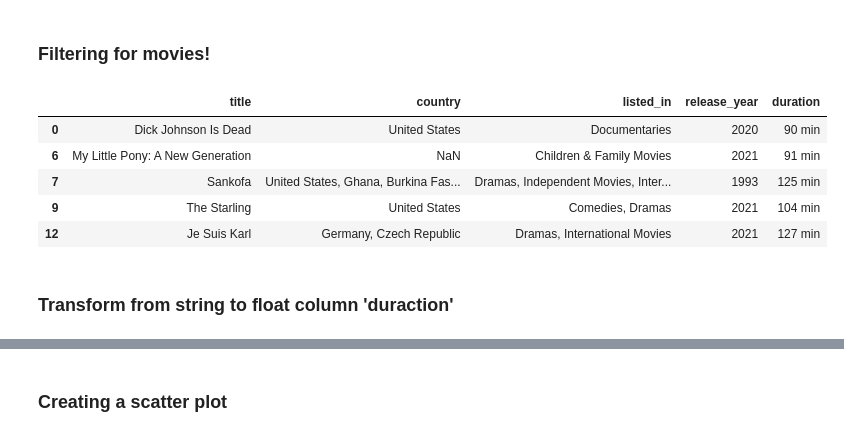
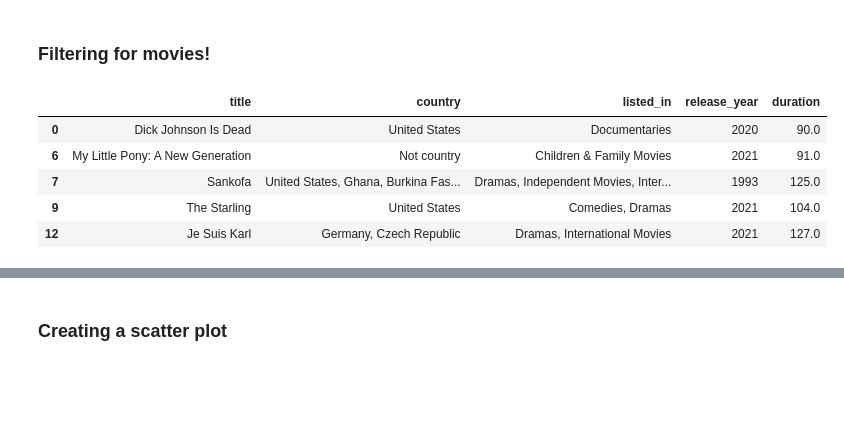
Before and after one commit to ourenagithub/Python, a Jupyter notebook: DatasetNetflix Analysis.ipynb, the cells around one changed output, grey strips where cells are left out. Cells and saved outputs as stored; diff of their text form; code cells hidden in the pictures; blank space fills up the shorter version.

```diff
--- a/DatasetNetflix Analysis.ipynb
+++ b/DatasetNetflix Analysis.ipynb
@@ -75,10 +76,10 @@ plt.show()
 ### Loading the rest of the data from a CSV
 # %%
 # Read in the CSV as a DataFrame
-netflix_df = pd.read_csv("netflix_dataset.csv")
+df = pd.read_csv("netflix_dataset.csv")
 
 # Print the first five rows of the DataFrame
-netflix_df.head(5)
+df.head(5)
 # %% [output]
 |  | show_id | type | title | director | cast | country | date_added | release_year | rating | duration | ... |
 | 0 | s1 | Movie | Dick Johnson Is Dead | Kirsten Johnson | NaN | United States | September 25, 2021 | 2020 | PG-13 | 90 min | ... |
@@ -131,0 +149,4 @@ dtype: int64
+# %%
+# drop string 'min' of the column duration and convert on float
+df['duration'] = pd.to_numeric(df['duration'].str.replace('min',''),errors='coerce')
+df['duration'].head(5)
@@ -131,0 +160,18 @@ dtype: int64
+# %%
+df_clean = df.copy()
+
+#director NA 2,634
+df_clean['director'] = df_clean['director'].fillna("Not director" )
+#country NA 831
+df_clean['country'] = df_clean['country'].fillna('Not country')
+#cast NA 825
+df_clean['cast'] = df_clean['cast'].fillna('Not cast')
+#date_added NA 10
+df_clean['date_added'] = df_clean['date_added'].fillna(method='ffill')
+#rating NA 4
+df_clean['rating'] = df_clean['rating'].fillna(method='ffill')
+#duration NA 3
+df_clean['duration'] = df_clean['duration'].fillna(df['duration'].mean())
+
+c_netflix_df = df_clean.copy()
+c_netflix_df.isna().sum().to_frame("NA")
@@ -158,19 +236,17 @@ round(netflix_df.select_dtypes(include=['int64']).describe(),1)
 # %%
 
 # Subset the DataFrame for type "Movie"
-netflix_df_movies_only = netflix_df[(netflix_df['type'] == 'Movie')]
+netflix_df_movies_only = c_netflix_df[(c_netflix_df['type'] == 'Movie')]
 
 # Select only the columns of interest
 netflix_movies_col_subset = netflix_df_movies_only.iloc[:,[2,5,10,7,9]]
 
 # Print the first five rows of the new DataFrame
 netflix_movies_col_subset.head(5)
 # %% [output]
 |  | title | country | listed_in | release_year | duration |
-| 0 | Dick Johnson Is Dead | United States | Documentaries | 2020 | 90 min |
-| 6 | My Little Pony: A New Generation | NaN | Children & Family Movies | 2021 | 91 min |
-| 7 | Sankofa | United States, Ghana, Burkina Fas... | Dramas, Independent Movies, Inter... | 1993 | 125 min |
-| 9 | The Starling | United States | Comedies, Dramas | 2021 | 104 min |
-| 12 | Je Suis Karl | Germany, Czech Republic | Dramas, International Movies | 2021 | 127 min |
+| 0 | Dick Johnson Is Dead | United States | Documentaries | 2020 | 90.0 |
+| 6 | My Little Pony: A New Generation | Not country | Children & Family Movies | 2021 | 91.0 |
+| 7 | Sankofa | United States, Ghana, Burkina Fas... | Dramas, Independent Movies, Inter... | 1993 | 125.0 |
+| 9 | The Starling | United States | Comedies, Dramas | 2021 | 104.0 |
+| 12 | Je Suis Karl | Germany, Czech Republic | Dramas, International Movies | 2021 | 127.0 |
-# %% [markdown]
-### Transform from string to float column 'duraction'
```
Also changed, not shown: parts of 14 cells of this notebook.
